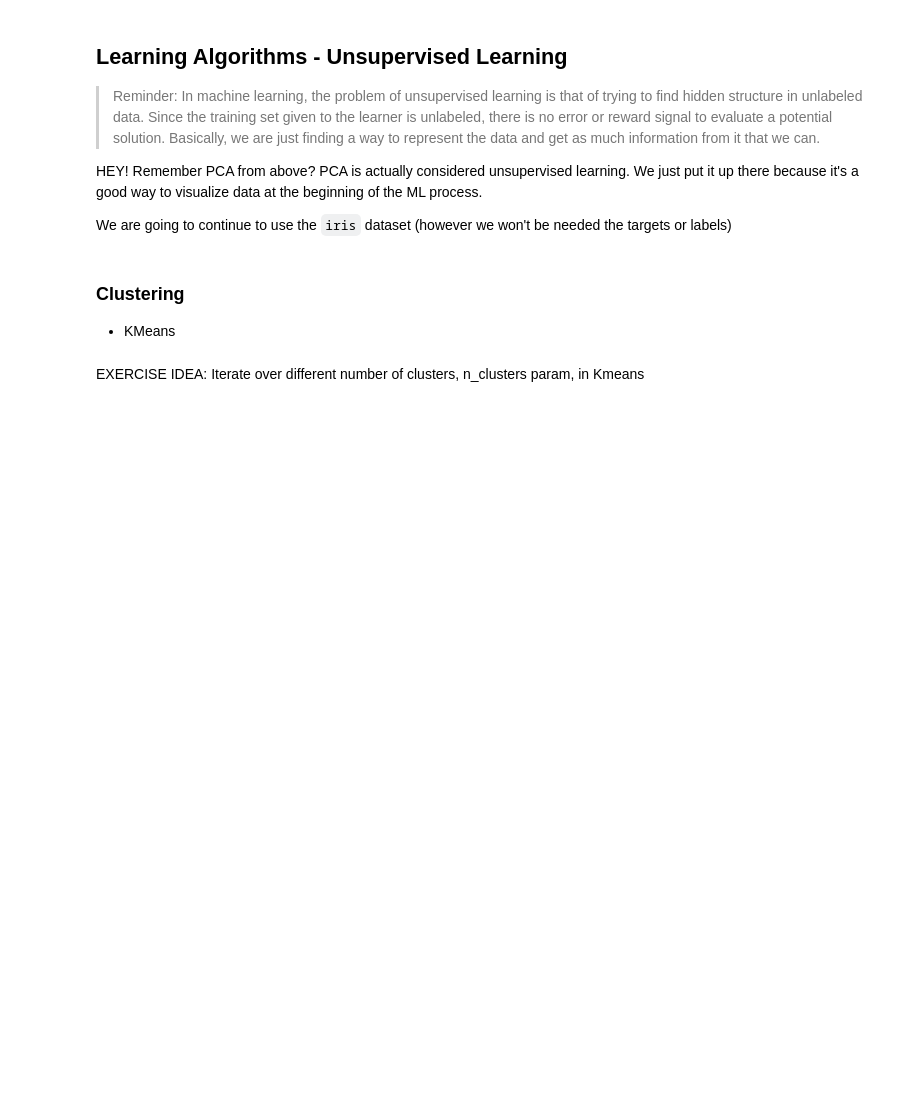
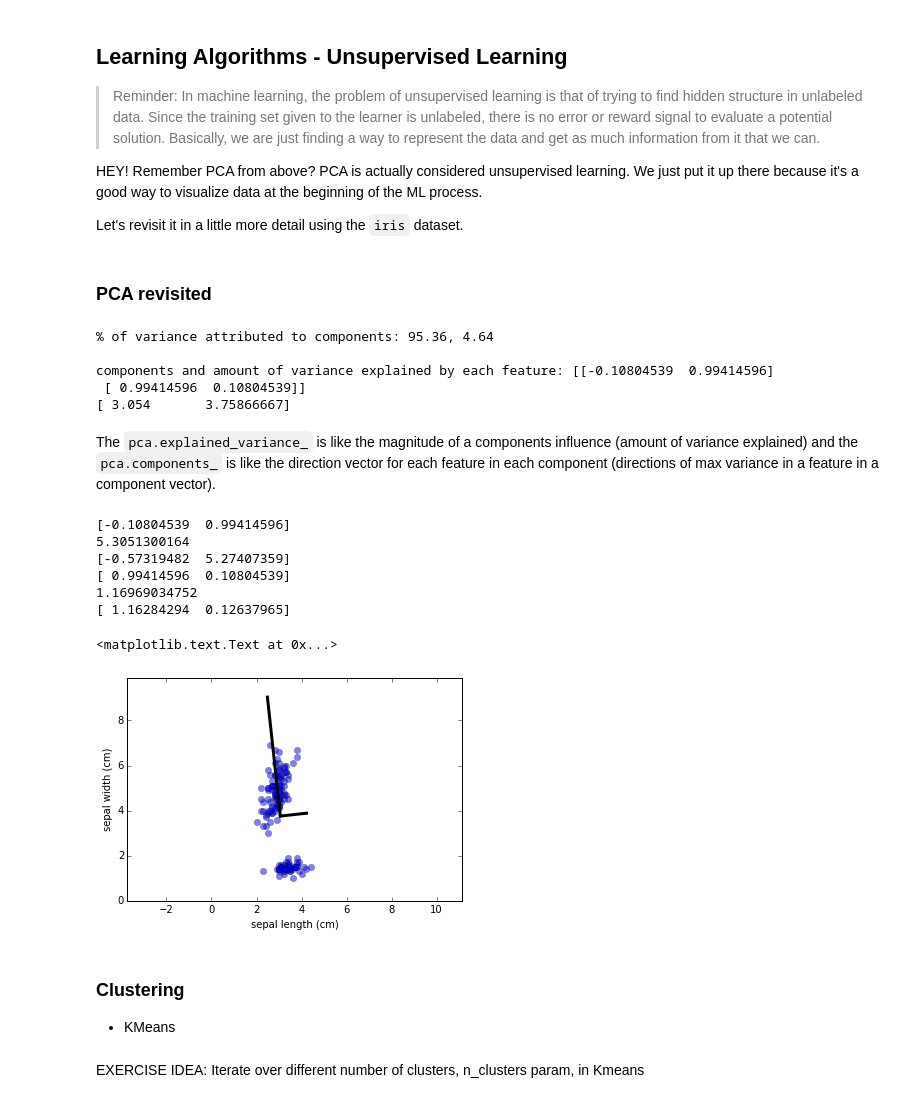
Before and after one commit to PythonWorkshop/intro-to-sklearn, a Jupyter notebook: Module_5.ipynb, the cells around one changed output. Saved outputs shown, nothing was run; the diff lists cells and outputs as text; code cells hidden in the pictures; blank space fills up the shorter version.

```diff
--- a/Module_5.ipynb
+++ b/Module_5.ipynb
@@ -5,7 +5,56 @@
 
 HEY!  Remember PCA from above?  PCA is actually considered unsupervised learning.  We just put it up there because it's a good way to visualize data at the beginning of the ML process.
 
-We are going to continue to use the `iris` dataset (however we won't be needed the targets or labels)
+Let's revisit it in a little more detail using the `iris` dataset.
+# %% [markdown]
+### PCA revisited
+# %%
+from sklearn.decomposition import PCA
+from sklearn.datasets import load_iris
+
+iris = load_iris()
+X = iris.data[:, 1:3]
+
+pca = PCA(n_components = 2)
+pca.fit(X)
+print("% of variance attributed to components: "+ \
+      ', '.join(['%.2f' % (x * 100) for x in pca.explained_variance_ratio_]))
+print('\ncomponents and amount of variance explained by each feature:', pca.components_)
+print(pca.mean_)
+# %% [output]
+% of variance attributed to components: 95.36, 4.64
+
+components and amount of variance explained by each feature: [[-0.10804539  0.99414596]
+ [ 0.99414596  0.10804539]]
+[ 3.054       3.75866667]
+# %% [markdown]
+The `pca.explained_variance_` is like the magnitude of a components influence (amount of variance explained) and the `pca.components_` is like the direction vector for each feature in each component (directions of max variance in a feature in a component vector).
+# %%
+plt.plot(X[:, 0], X[:, 1], 'o', alpha=0.5)
+means = pca.mean_
+for length, vector in zip(pca.explained_variance_, pca.components_):
+    print(vector)
+    print(3*np.sqrt(length))
+    v = vector * 3 * np.sqrt(length)
+    print(v)
+    plt.plot([means[0], v[0]+means[0]], [means[1], v[1]+means[1]], '-k', lw=3)
+
+# axis dims
+plt.xlim(0, max(X[:, 0])+3)
+plt.ylim(0, max(X[:, 1])+3)
+
+# labels
+plt.xlabel(iris.feature_names[0])
+plt.ylabel(iris.feature_names[1])
+# %% [output]
+[-0.10804539  0.99414596]
+5.3051300164
+[-0.57319482  5.27407359]
+[ 0.99414596  0.10804539]
+1.16969034752
+[ 1.16284294  0.12637965]
+<matplotlib.text.Text at 0x...>
+[figure, added]
 # %% [markdown]
 ### Clustering
 * KMeans
```
Also changed, not shown: 1 other file.
